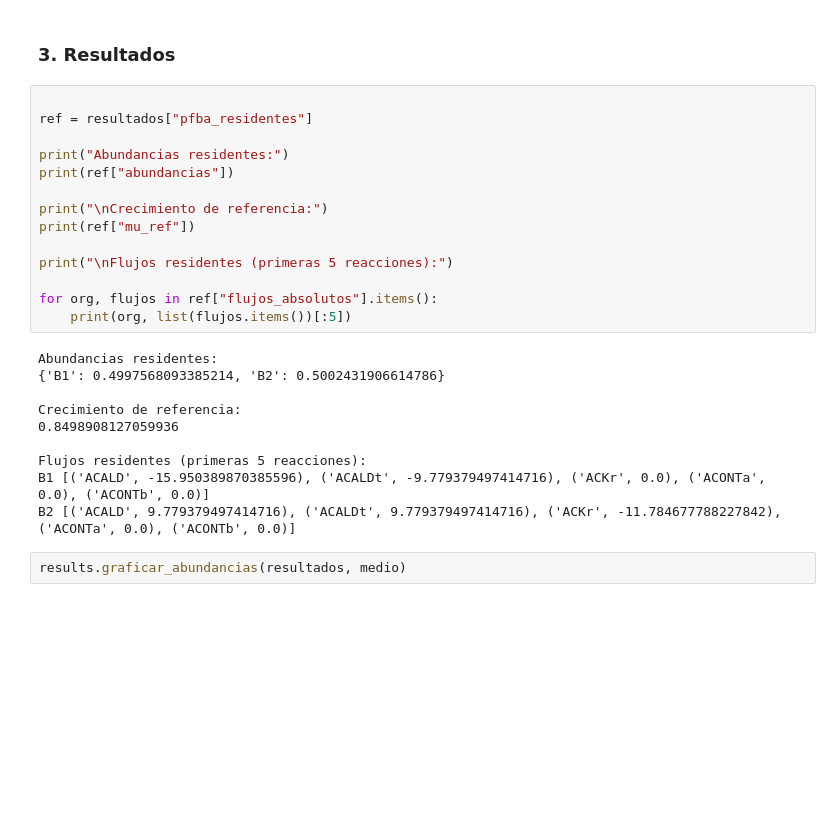
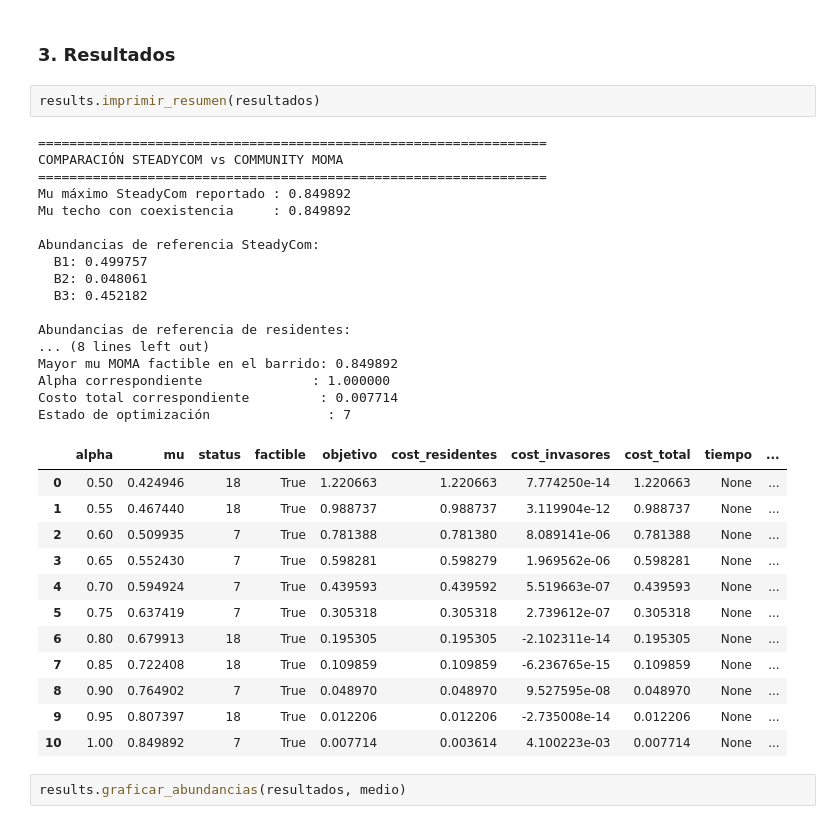
Before and after one commit to Ignaciadiazgr/proyecto_IIQ3823, a Jupyter notebook: Entrega2/eval_toy.ipynb, the cells around one changed output. Drawn from its saved outputs; the diff is of its cells as text; blank space fills up the shorter version.

```diff
--- a/Entrega2/eval_toy.ipynb
+++ b/Entrega2/eval_toy.ipynb
@@ -147,29 +147,37 @@ alpha=1.00 | mu=0.849892 | status=7 |
 # %% [markdown]
 ### 3. Resultados
 # %%
-
-ref = resultados["pfba_residentes"]
-
-print("Abundancias residentes:")
-print(ref["abundancias"])
-
-print("\nCrecimiento de referencia:")
-print(ref["mu_ref"])
-
-print("\nFlujos residentes (primeras 5 reacciones):")
-
-for org, flujos in ref["flujos_absolutos"].items():
-    print(org, list(flujos.items())[:5])
+results.imprimir_resumen(resultados)
 # %% [output]
-Abundancias residentes:
-{'B1': 0.4997568093385214, 'B2': 0.5002431906614786}
+=================================================================
+COMPARACIÓN STEADYCOM vs COMMUNITY MOMA
+=================================================================
+Mu máximo SteadyCom reportado : 0.849892
+Mu techo con coexistencia     : 0.849892
 
-Crecimiento de referencia:
-0.8498908127059936
+Abundancias de referencia SteadyCom:
+  B1: 0.499757
+  B2: 0.048061
+  B3: 0.452182
 
-Flujos residentes (primeras 5 reacciones):
-B1 [('ACALD', -15.950389870385596), ('ACALDt', -9.779379497414716), ('ACKr', 0.0), ('ACONTa', 0.0), ('ACONTb', 0.0)]
-B2 [('ACALD', 9.779379497414716), ('ACALDt', 9.779379497414716), ('ACKr', -11.784677788227842), ('ACONTa', 0.0), ('ACONTb', 0.0)]
+Abundancias de referencia de residentes:
+... (8 lines left out)
+Mayor mu MOMA factible en el barrido: 0.849892
+Alpha correspondiente              : 1.000000
+Costo total correspondiente         : 0.007714
+Estado de optimización               : 7
+|  | alpha | mu | status | factible | objetivo | cost_residentes | cost_invasores | cost_total | tiempo | ... |
+| 0 | 0.50 | 0.424946 | 18 | True | 1.220663 | 1.220663 | 7.774250e-14 | 1.220663 | None | ... |
+| 1 | 0.55 | 0.467440 | 18 | True | 0.988737 | 0.988737 | 3.119904e-12 | 0.988737 | None | ... |
+| 2 | 0.60 | 0.509935 | 7 | True | 0.781388 | 0.781380 | 8.089141e-06 | 0.781388 | None | ... |
+| 3 | 0.65 | 0.552430 | 7 | True | 0.598281 | 0.598279 | 1.969562e-06 | 0.598281 | None | ... |
+| 4 | 0.70 | 0.594924 | 7 | True | 0.439593 | 0.439592 | 5.519663e-07 | 0.439593 | None | ... |
+| 5 | 0.75 | 0.637419 | 7 | True | 0.305318 | 0.305318 | 2.739612e-07 | 0.305318 | None | ... |
+| 6 | 0.80 | 0.679913 | 18 | True | 0.195305 | 0.195305 | -2.102311e-14 | 0.195305 | None | ... |
+| 7 | 0.85 | 0.722408 | 18 | True | 0.109859 | 0.109859 | -6.236765e-15 | 0.109859 | None | ... |
+| 8 | 0.90 | 0.764902 | 7 | True | 0.048970 | 0.048970 | 9.527595e-08 | 0.048970 | None | ... |
+| 9 | 0.95 | 0.807397 | 18 | True | 0.012206 | 0.012206 | -2.735008e-14 | 0.012206 | None | ... |
+| 10 | 1.00 | 0.849892 | 7 | True | 0.007714 | 0.003614 | 4.100223e-03 | 0.007714 | None | ... |
 # %%
 results.graficar_abundancias(resultados, medio)
 # %% [output]
```
